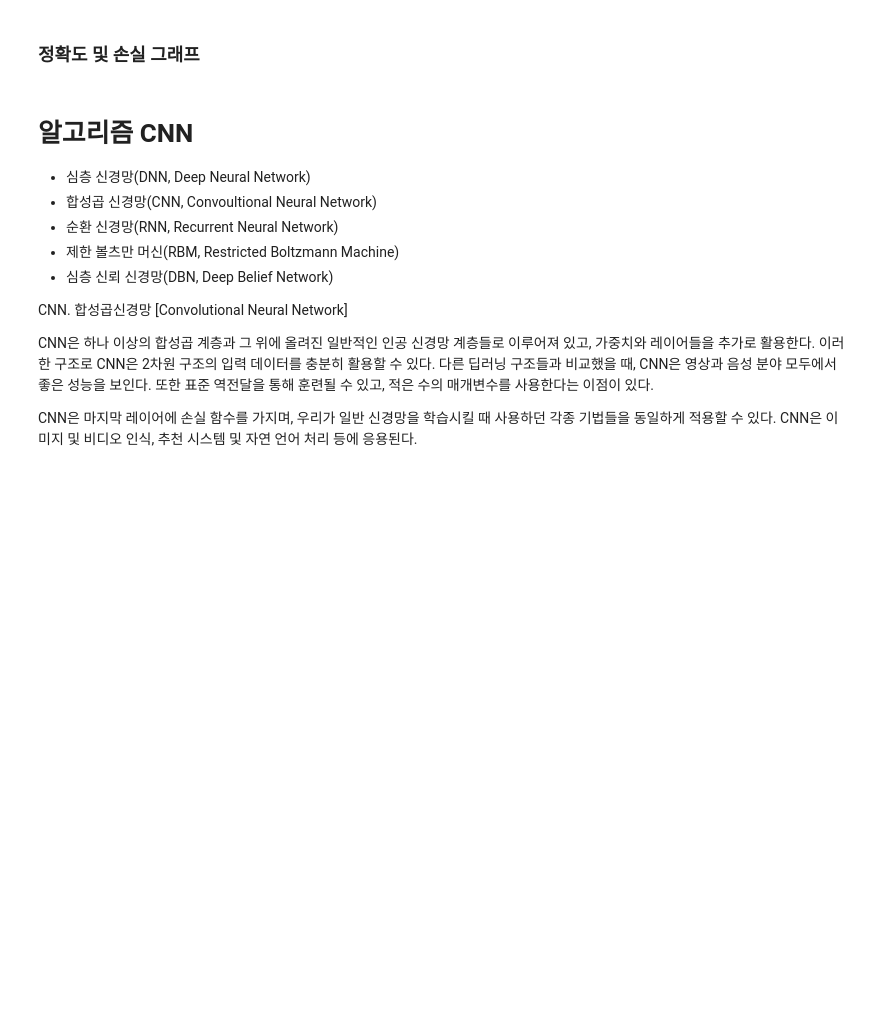
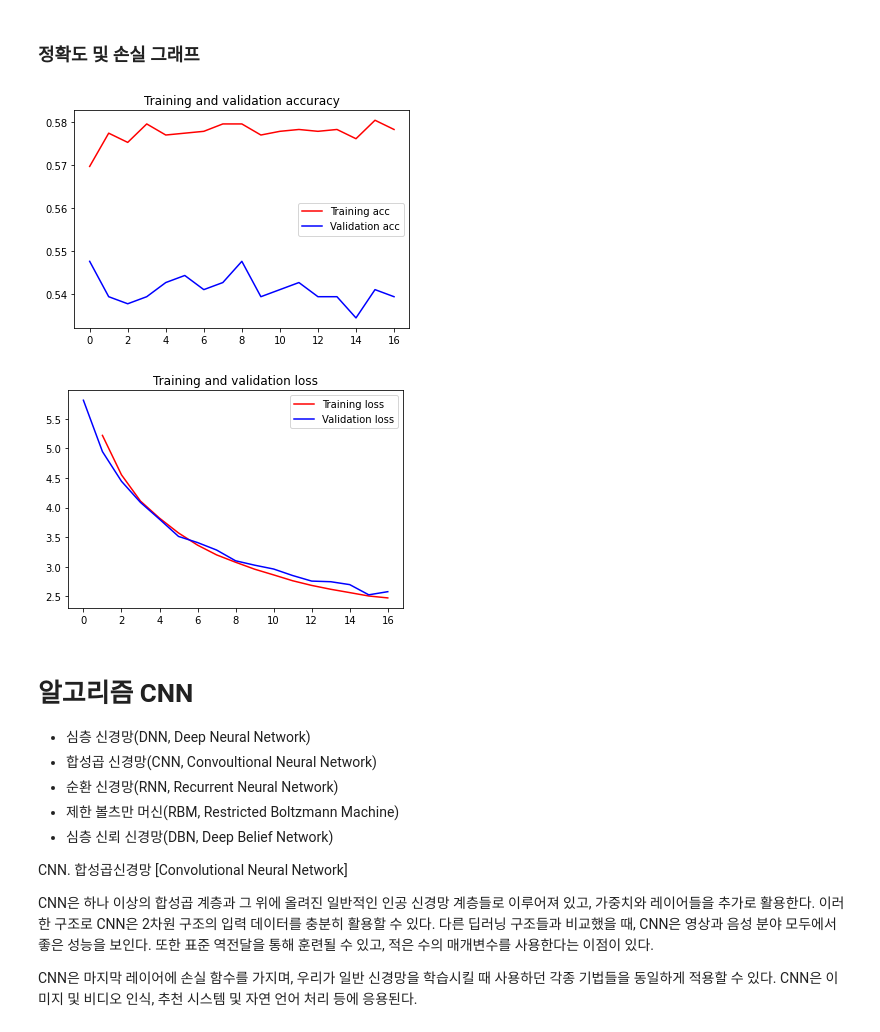
Before and after one commit to leekate/2020-ctrc-OralCancer-Classification-project, a Jupyter notebook: Oral_Detect_my_VGG16.ipynb, the cells around one changed output. Cells and saved outputs as stored; diff of their text form; code cells hidden in the pictures; blank space fills up the shorter version.

```diff
--- a/Oral_Detect_my_VGG16.ipynb
+++ b/Oral_Detect_my_VGG16.ipynb
@@ -437,56 +451,59 @@ predict=model.predict(testGen)
 # %% [markdown]
 ### 정확도 및 손실 그래프
 # %%
+import matplotlib.pyplot as plt
+
+
+acc = history.history['accuracy']
+val_acc = history.history['val_accuracy']
+loss = history.history['loss']
+val_loss = history.history['val_loss']
+
+epochs = range(len(acc))
+
+plt.plot(epochs, acc, 'r', label='Training acc')
+plt.plot(epochs, val_acc, 'b', label='Validation acc')
+plt.title('Training and validation accuracy')
+plt.legend()
+
+plt.figure()
+
+plt.plot(epochs, loss, 'r', label='Training loss')
+plt.plot(epochs, val_loss, 'b', label='Validation loss')
+plt.title('Training and validation loss')
+plt.legend()
+
+plt.show()
+
+
+
+
 # import matplotlib.pyplot as plt
 
 
-# acc = history.history['accuracy']
-# val_acc = history.history['val_accuracy']
+# acc = history.history['acc']
+# val_acc = history.history['val_acc']
 # loss = history.history['loss']
 # val_loss = history.history['val_loss']
 
 # epochs = range(len(acc))
 
 # plt.plot(epochs, acc, 'r', label='Training acc')
 # plt.plot(epochs, val_acc, 'b', label='Validation acc')
 # plt.title('Training and validation accuracy')
 # plt.legend()
 
 # plt.figure()
 
 # plt.plot(epochs, loss, 'r', label='Training loss')
 # plt.plot(epochs, val_loss, 'b', label='Validation loss')
 # plt.title('Training and validation loss')
 # plt.legend()
 
 # plt.show()
-
-
-
-
-import matplotlib.pyplot as plt
-
-
-acc = history.history['acc']
-val_acc = history.history['val_acc']
-loss = history.history['loss']
-val_loss = history.history['val_loss']
-
-epochs = range(len(acc))
-
-plt.plot(epochs, acc, 'r', label='Training acc')
-plt.plot(epochs, val_acc, 'b', label='Validation acc')
-plt.title('Training and validation accuracy')
-plt.legend()
-
-plt.figure()
-
-plt.plot(epochs, loss, 'r', label='Training loss')
-plt.plot(epochs, val_loss, 'b', label='Validation loss')
-plt.title('Training and validation loss')
-plt.legend()
-
-plt.show()
+# %% [output]
+[figure, added]
+[figure, added]
 # %% [markdown]
 # 알고리즘 CNN
 * 심층 신경망(DNN, Deep Neural Network)
```
Also changed, not shown: parts of 14 cells of this notebook.
